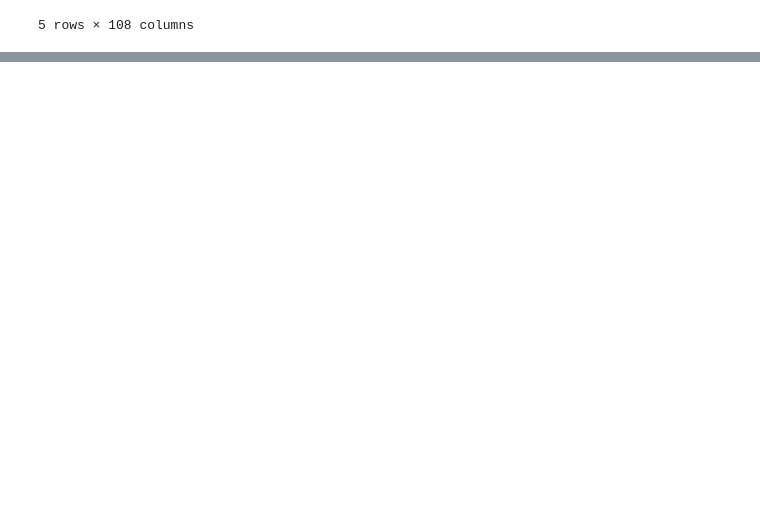
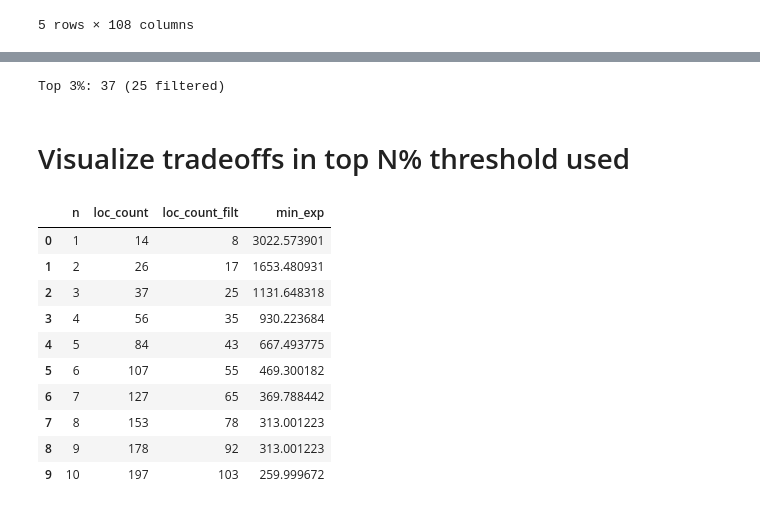
Before and after one commit to erinhwilson/promoter-id-from-rnaseq, a Jupyter notebook: tpm-data-exploration.ipynb, the cells around one changed output, grey strips where cells are left out. Drawn from its saved outputs; the diff is of its cells as text; code cells hidden in the pictures; blank space fills up the shorter version.

```diff
--- a/tpm-data-exploration.ipynb
+++ b/tpm-data-exploration.ipynb
@@ -76,0 +114,55 @@ exp_df.head()
+# %%
+# get top locus ids in all conditions
+n = 3
+top_locs = gtgs.get_top_n_perc_by_condition(df_means, LOCI, n)
+
+# filter out loci maybe in operons
+top_locs_op_filter_out = [x for x in top_locs if x in maybe_operon_loci]
+print(f'Top {n}%: {len(top_locs)} ({len(top_locs) - len(top_locs_op_filter_out)} filtered)\n')
+# %% [output]
+Top 3%: 37 (25 filtered)
+# %% [markdown]
+# Visualize tradeoffs in top N% threshold used
+# %%
+tradeoff_data = []
+
+# examine top sets using a range of top 1% to top 10%
+for i in range(1,11):
+    # get top locus ids in all conditions
+    top_locs = gtgs.get_top_n_perc_by_condition(df_means, LOCI, i)
+    top_locs_op_filter_out = [x for x in top_locs if x in maybe_operon_loci]
+
+    # get the average expression of each locus across conditions
+    means = []
+    for loc in top_locs:
+        mean_exp = np.mean(df_means[loc].values)
+        means.append(mean_exp)
+
+    # add row to the data frame consisting of:
+    # n: top % threshold
+    # locus count: number of top loci identified
+    # locus count filtered: locus count after filtering operon genes
+    # min expression: the minimum avg expression value from the top gene set
+    row = [i,
+           len(top_locs),
+           len(top_locs)-len(top_locs_op_filter_out),
+           min(means)
+          ]
+
+    tradeoff_data.append(row)
+
+tradeoff_df = pd.DataFrame(tradeoff_data, columns=['n','loc_count','loc_count_filt','min_exp'])
+# %%
+tradeoff_df
+# %% [output]
+|  | n | loc_count | loc_count_filt | min_exp |
+| 0 | 1 | 14 | 8 | 3022.573901 |
+| 1 | 2 | 26 | 17 | 1653.480931 |
+| 2 | 3 | 37 | 25 | 1131.648318 |
+| 3 | 4 | 56 | 35 | 930.223684 |
+| 4 | 5 | 84 | 43 | 667.493775 |
+| 5 | 6 | 107 | 55 | 469.300182 |
+| 6 | 7 | 127 | 65 | 369.788442 |
+| 7 | 8 | 153 | 78 | 313.001223 |
+| 8 | 9 | 178 | 92 | 313.001223 |
+| 9 | 10 | 197 | 103 | 259.999672 |
```
Also changed, not shown: parts of 21 cells of this notebook, 1 other file.
